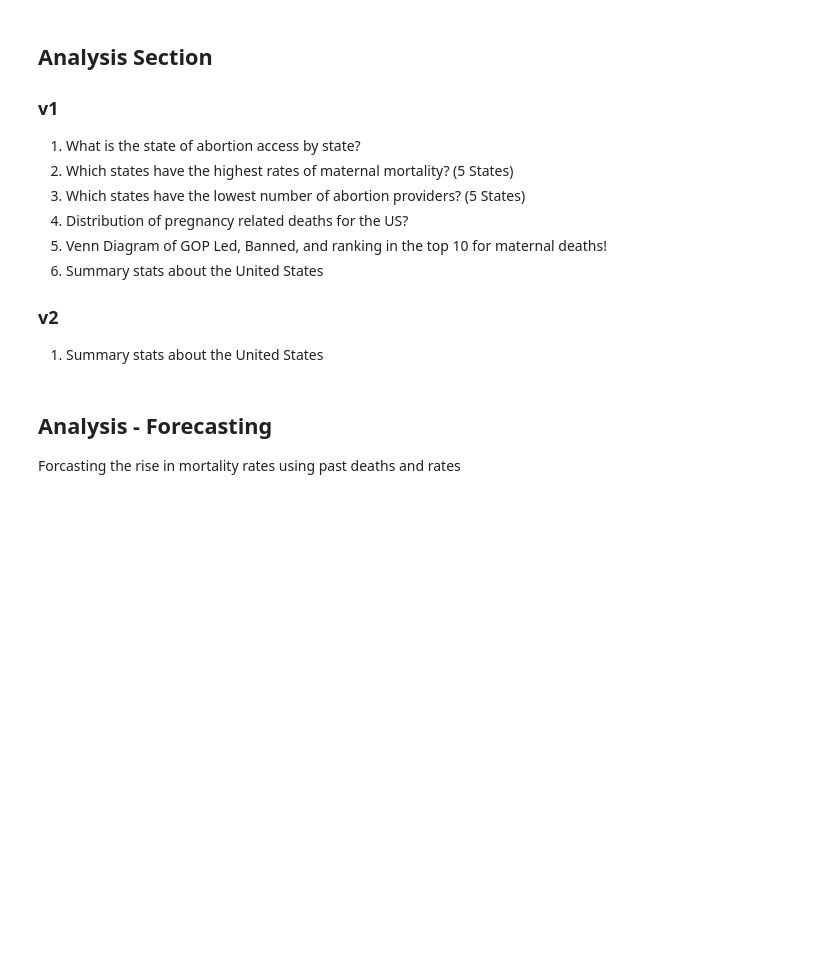
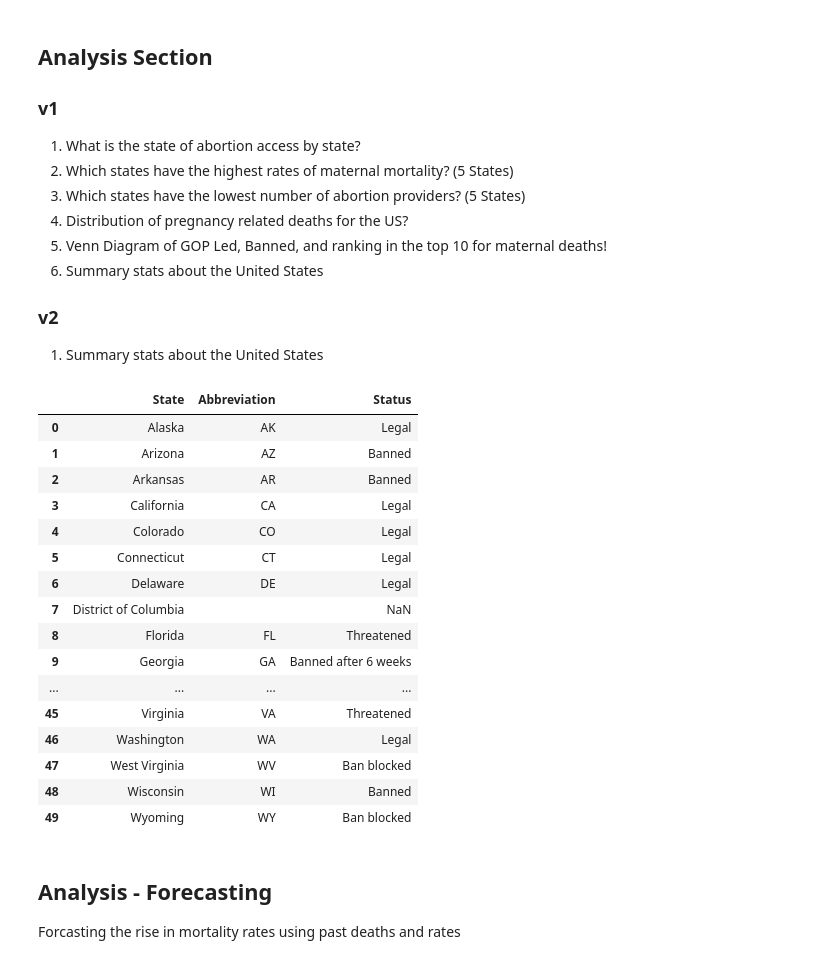
Before and after one commit to TuckerRasbury/00_MaternalMortalityandAbortionRelatedStatistics, a Jupyter notebook: 01_DataWrangling_PublicData.ipynb, the cells around one changed output. Cells and saved outputs as stored; diff of their text form; code cells hidden in the pictures; blank space fills up the shorter version.

```diff
--- a/01_DataWrangling_PublicData.ipynb
+++ b/01_DataWrangling_PublicData.ipynb
@@ -312,6 +312,28 @@ Forecast_df.head(10)
 
 ### v2
 1. Summary stats about the United States
+# %%
+selected_columns = ["State", "Abbreviation", "Status"]
+Status_of_Abortion_df = Forecast_df[selected_columns]
+Status_of_Abortion_df
+# %% [output]
+|  | State | Abbreviation | Status |
+| 0 | Alaska | AK | Legal |
+| 1 | Arizona | AZ | Banned |
+| 2 | Arkansas | AR | Banned |
+| 3 | California | CA | Legal |
+| 4 | Colorado | CO | Legal |
+| 5 | Connecticut | CT | Legal |
+| 6 | Delaware | DE | Legal |
+| 7 | District of Columbia |  | NaN |
+| 8 | Florida | FL | Threatened |
+| 9 | Georgia | GA | Banned after 6 weeks |
+| ... | ... | ... | ... |
+| 45 | Virginia | VA | Threatened |
+| 46 | Washington | WA | Legal |
+| 47 | West Virginia | WV | Ban blocked |
+| 48 | Wisconsin | WI | Banned |
+| 49 | Wyoming | WY | Ban blocked |
 # %% [markdown]
 ## Analysis - Forecasting
 
```
Also changed, not shown: parts of 9 cells of this notebook.
